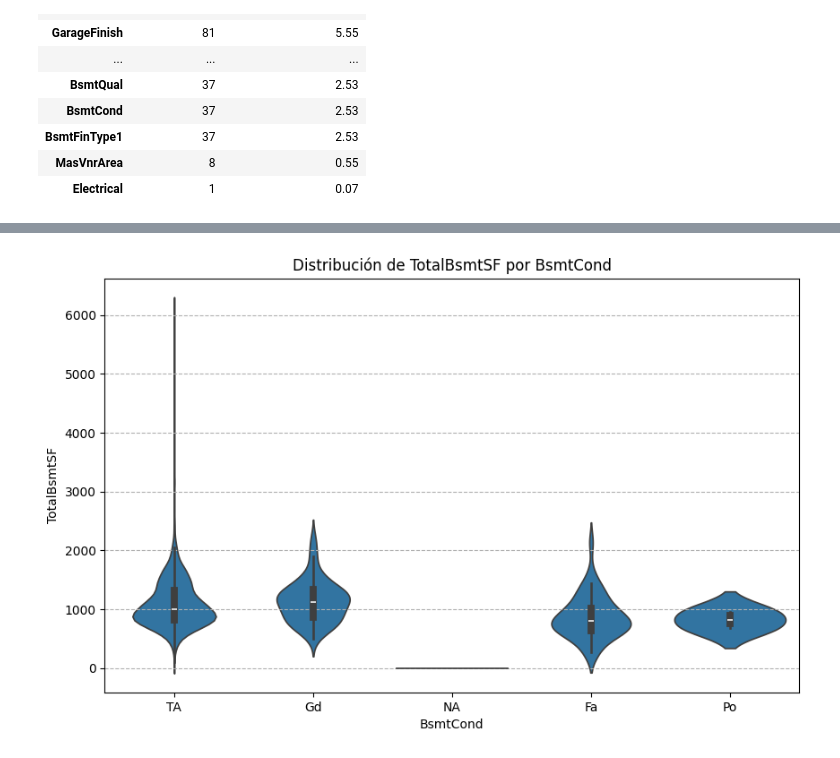
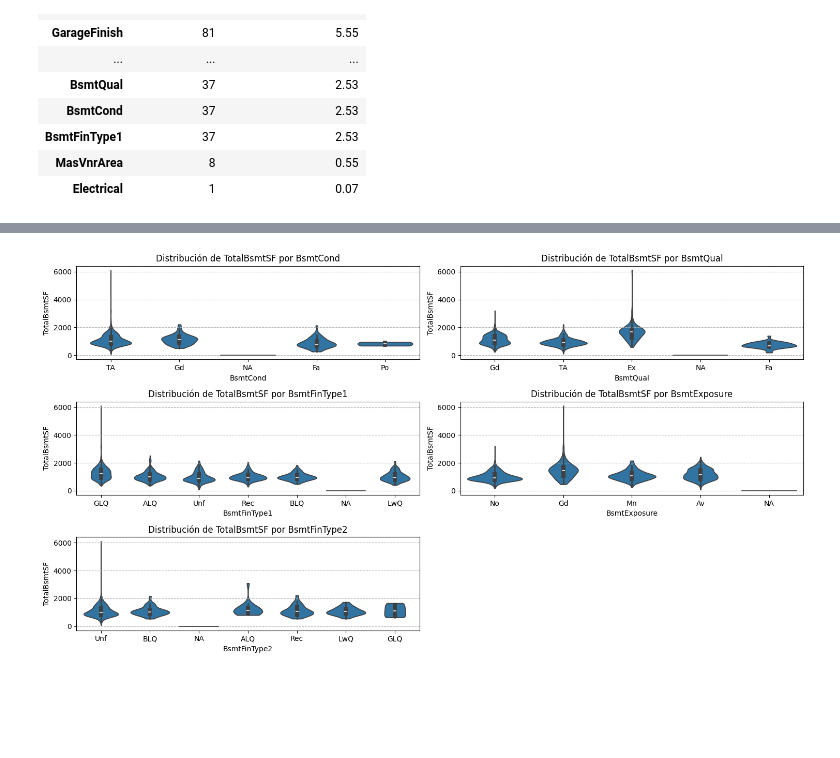
Before and after one commit to Albe036/ML-house-prices, a Jupyter notebook: notebooks/eda_01.ipynb, the cells around one changed output, grey strips where cells are left out. Cells and saved outputs as stored; diff of their text form; code cells hidden in the pictures; blank space fills up the shorter version.

```diff
--- a/notebooks/eda_01.ipynb
+++ b/notebooks/eda_01.ipynb
@@ -51,16 +51,17 @@ fields with missing data:
 #Manejo de datos faltantes
 #Paso inicial eliminar las columnas que tienen mas del 80% de datos faltantes
 
+#LotFrontage: La longitud lineal (en pies) de la calle que bordea la propiedad.
 #Alley: El tipo de acceso al callejón.
 #MasVnrType: El tipo de revestimiento de mampostería.
 #FireplaceQu: La calidad de la chimenea.
 #PoolQC: La calidad de la piscina.
-#Fence: La calidappd de la valla.
+#Fence: La calidad de la valla.
 #MiscFeature: Una característica miscelánea no cubierta en otras categorías.
 
 print(f'start dimentions {df_train.shape}')
 initial_columns = df_train.columns
-df_train = df_train.dropna(thresh=len(df_train) * 0.8, axis=1)
+df_train = df_train.dropna(thresh=len(df_train) * 0.85, axis=1)
 columns_deleted = [col for col in initial_columns if col not in df_train.columns]
 print(f'columns deleted ({len(columns_deleted)}) --> {columns_deleted}')
 # %% [output]
@@ -127,17 +99,44 @@ bsmt
 # %%
 cond_not_basement = (df_train['TotalBsmtSF'] == 0) & (df_train['BsmtUnfSF'] == 0)
 #BsmtCond: Evalúa la condición general del sótano. -> (NA) no tiene sótano
 #BsmtQual: Evalúa la altura del sótano. -> (NA) no tiene sótano
 ##BsmtFinType1: Evaluación del tipo de acabado del sótano. -> (NA) no tiene sótano
 #BsmtExposure: Refleja la cantidad de exposición al sótano al aire exterior. -> (NA) no tiene sótano
 #BsmtFinType2: Evaluación del tipo de acabado del sótano (si hay dos tipos). -> (NA) no tiene sótano
 cols_not_basement = ['BsmtCond', 'BsmtQual', 'BsmtFinType1', 'BsmtExposure', 'BsmtFinType2']
 df_train.loc[cond_not_basement, cols_not_basement] = df_train.loc[cond_not_basement, cols_not_basement].fillna('NA')
-plt.figure(figsize=(10, 6))
-sns.violinplot(x='BsmtCond', y='TotalBsmtSF', data=df_train)
-plt.title('Distribución de TotalBsmtSF por BsmtCond')
-plt.xlabel('BsmtCond')
-plt.ylabel('TotalBsmtSF')
-plt.grid(axis='y', linestyle='--')
+fig, ax = plt.subplots(ncols=2, nrows=3)
+fig.set_size_inches(15,8)
+
+axisOne = sns.violinplot(x='BsmtCond', y='TotalBsmtSF', data=df_train, cut=0, ax=ax[0][0])
+axisOne.set_title('Distribución de TotalBsmtSF por BsmtCond')
+axisOne.set_xlabel('BsmtCond')
+axisOne.set_ylabel('TotalBsmtSF')
+axisOne.grid(axis='y', linestyle='--');
+
+axisTwo = sns.violinplot(x='BsmtQual', y='TotalBsmtSF', data=df_train, cut=0, ax=ax[0][1])
+axisTwo.set_title('Distribución de TotalBsmtSF por BsmtQual')
+axisTwo.set_xlabel('BsmtQual')
+axisTwo.set_ylabel('TotalBsmtSF')
+axisTwo.grid(axis='y', linestyle='--');
+
+axisThree = sns.violinplot(x='BsmtFinType1', y='TotalBsmtSF', data=df_train, cut=0, ax=ax[1][0])
+axisThree.set_title('Distribución de TotalBsmtSF por BsmtFinType1')
+axisThree.set_xlabel('BsmtFinType1')
+axisThree.set_ylabel('TotalBsmtSF')
+axisThree.grid(axis='y', linestyle='--');
+
+axisFour = sns.violinplot(x='BsmtExposure', y='TotalBsmtSF', data=df_train, cut=0, ax=ax[1][1])
+axisFour.set_title('Distribución de TotalBsmtSF por BsmtExposure')
+axisFour.set_xlabel('BsmtExposure')
+axisFour.set_ylabel('TotalBsmtSF')
+axisFour.grid(axis='y', linestyle='--');
+axisFive = sns.violinplot(x='BsmtFinType2', y='TotalBsmtSF', data=df_train, cut=0, ax=ax[2][0])
+axisFive.set_title('Distribución de TotalBsmtSF por BsmtFinType2')
+axisFive.set_xlabel('BsmtFinType2')
+axisFive.set_ylabel('TotalBsmtSF')
+axisFive.grid(axis='y', linestyle='--');
+fig.delaxes(ax[2][1])
+plt.tight_layout()
 # %% [output]
-[figure, old version]
+[figure, new version]
```
Also changed, not shown: parts of 7 cells of this notebook.
